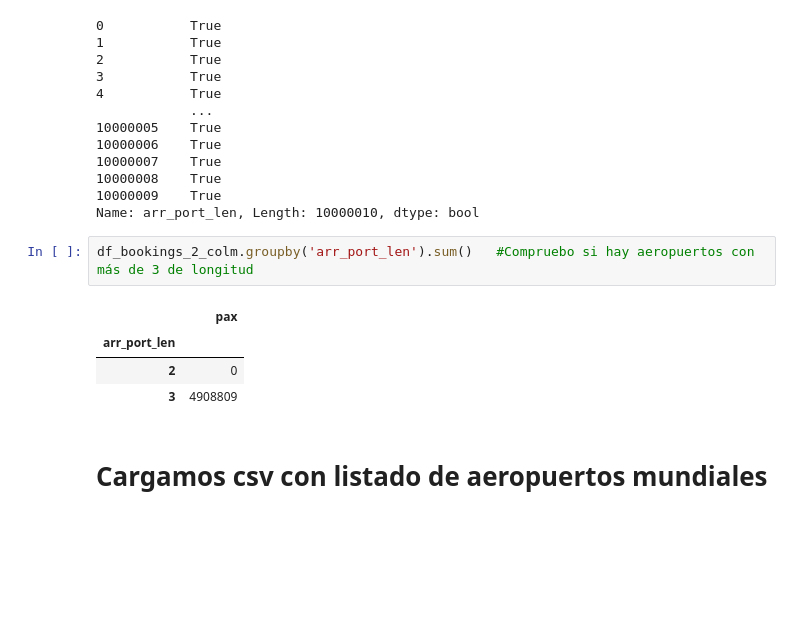
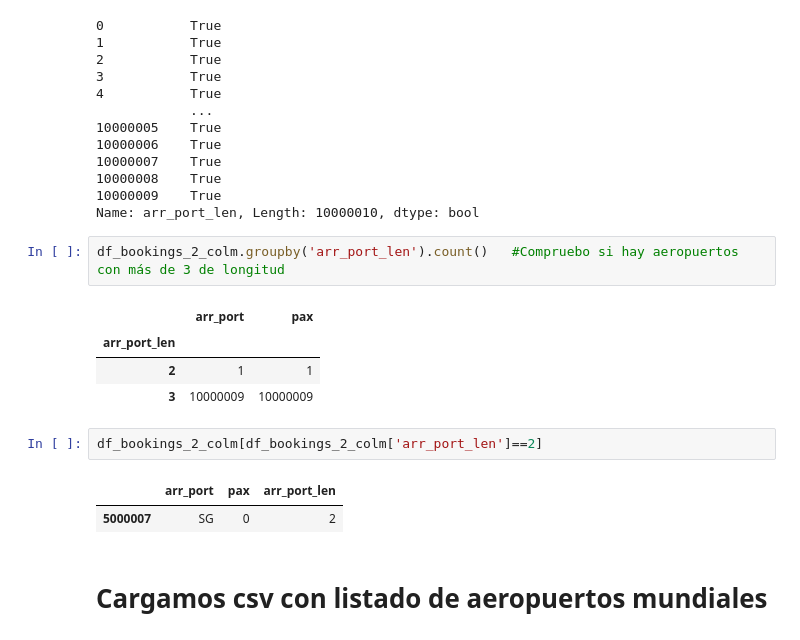
Before and after one commit to EOP27/Team-Science-t-ish, a Jupyter notebook: Ejercicio_2.ipynb, the cells around one changed output. Drawn from its saved outputs; the diff is of its cells as text; blank space fills up the shorter version.

```diff
--- a/Ejercicio_2.ipynb
+++ b/Ejercicio_2.ipynb
@@ -177,12 +211,17 @@ df_bookings_2_colm['arr_port_len']==3
 10000009    True
 Name: arr_port_len, Length: 10000010, dtype: bool
 # %%
-df_bookings_2_colm.groupby('arr_port_len').sum()   #Compruebo si hay aeropuertos con más de 3 de longitud
+df_bookings_2_colm.groupby('arr_port_len').count()   #Compruebo si hay aeropuertos con más de 3 de longitud
 # %% [output]
-|  | pax |
-| arr_port_len |  |
-| 2 | 0 |
-| 3 | 4908809 |
+|  | arr_port | pax |
+| arr_port_len |  |  |
+| 2 | 1 | 1 |
+| 3 | 10000009 | 10000009 |
+# %%
+df_bookings_2_colm[df_bookings_2_colm['arr_port_len']==2]
+# %% [output]
+|  | arr_port | pax | arr_port_len |
+| 5000007 | SG | 0 | 2 |
 # %% [markdown]
 # Cargamos csv con listado de aeropuertos mundiales
 # %%
```
Also changed, not shown: parts of 11 cells of this notebook.
